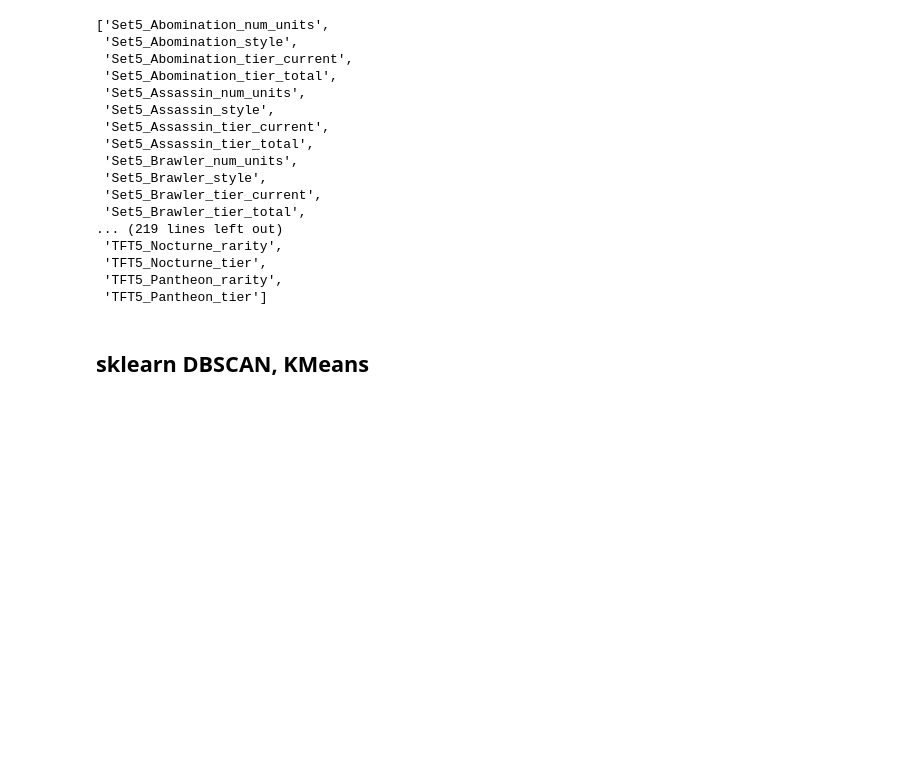
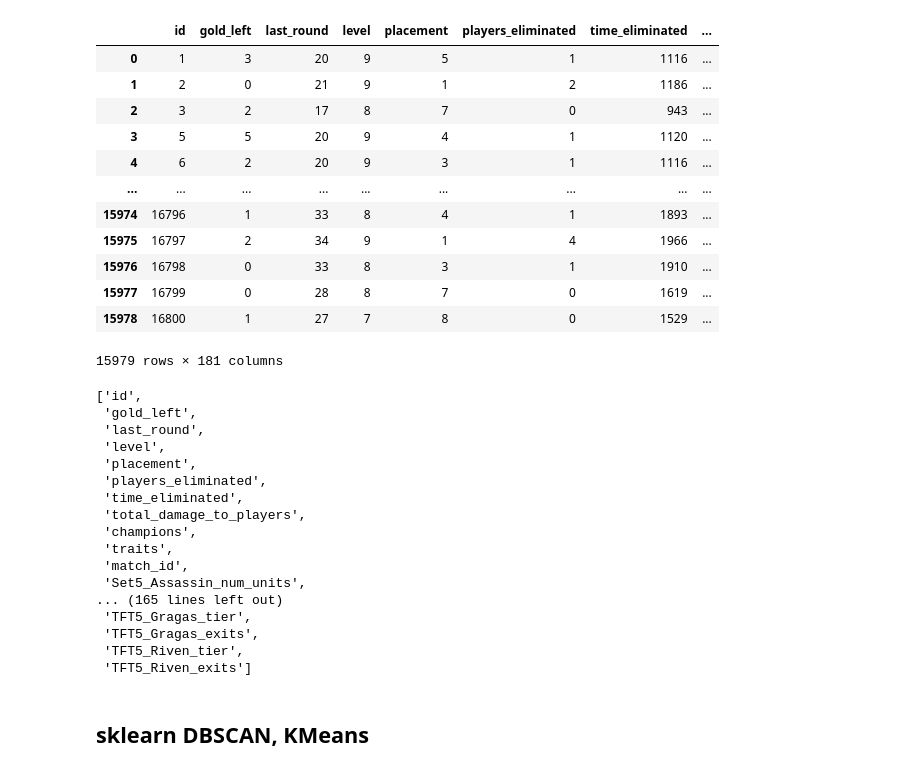
Before and after one commit to dogzz9445/team_fight_tactics_analyze, a Jupyter notebook: Main.ipynb, the cells around one changed output. Drawn from its saved outputs; the diff is of its cells as text; code cells hidden in the pictures; blank space fills up the shorter version.

```diff
--- a/Main.ipynb
+++ b/Main.ipynb
@@ -55,21 +53,64 @@ KeyboardInterrupt:
+# %%
+def preprocessing_split_traits_champions(df_p1, json_convert=True):
+    if json_convert == True:
+        df_p1['traits'] = df_p1['traits'].apply(lambda x: json.loads(x.replace("'", '"')))
+        df_p1['champions'] = df_p1['champions'].apply(lambda x: json.loads(x.replace("'", '"')))
+    for idx, row in df_p1.iterrows():
+        for trait in row['traits']:
+            df_p1.loc[idx, trait['name'] + '_num_units'] = trait['num_units']
+            df_p1.loc[idx, trait['name'] + '_tier_current'] = trait['tier_current']
+        for champion in row['champions']:
+            if champion['name'] + '_exits' in df_p1.columns:
+                if df_p1.loc[idx, champion['name'] + '_exits'] == 1:
+                    if df_p1.loc[idx, champion['name'] + '_tier'] < champion['tier']:
+                        df_p1.loc[idx, champion['name'] + '_tier'] = champion['tier']
+            else:
+                df_p1.loc[idx, champion['character_id'] + '_tier'] = champion['tier']
+                df_p1.loc[idx, champion['character_id'] + '_exits'] = 1
+    df_p1.fillna(0, inplace=True)
+    return df_p1
+
+df = df_preprocessing.copy()
+df = preprocessing_split_traits_champions(df)
+    #df_test.loc(idx, df_row
+    #for idx, row in df_participant_traits.iterrows():
+    #   df_participant_traits_trait = df_participant_traits.loc[idx:idx].drop(['name', 'tier_total'], axis=1).add_prefix(row['name'] + '_')
+    #   df_participant_traits_trait.index = [0]
+    #   df_participant_traits_splited = df_participant_traits_splited.join(df_participant_traits_trait)
+# %%
+df
+# %% [output]
+|  | id | gold_left | last_round | level | placement | players_eliminated | time_eliminated | ... |
+| 0 | 1 | 3 | 20 | 9 | 5 | 1 | 1116 | ... |
+| 1 | 2 | 0 | 21 | 9 | 1 | 2 | 1186 | ... |
+| 2 | 3 | 2 | 17 | 8 | 7 | 0 | 943 | ... |
+| 3 | 5 | 5 | 20 | 9 | 4 | 1 | 1120 | ... |
+| 4 | 6 | 2 | 20 | 9 | 3 | 1 | 1116 | ... |
+| ... | ... | ... | ... | ... | ... | ... | ... | ... |
+| 15974 | 16796 | 1 | 33 | 8 | 4 | 1 | 1893 | ... |
+| 15975 | 16797 | 2 | 34 | 9 | 1 | 4 | 1966 | ... |
+| 15976 | 16798 | 0 | 33 | 8 | 3 | 1 | 1910 | ... |
+| 15977 | 16799 | 0 | 28 | 8 | 7 | 0 | 1619 | ... |
+| 15978 | 16800 | 1 | 27 | 7 | 8 | 0 | 1529 | ... |
+15979 rows × 181 columns
 # %%
-df_match.columns.tolist()
+df.columns.tolist()
 # %% [output]
-['Set5_Abomination_num_units',
- 'Set5_Abomination_style',
- 'Set5_Abomination_tier_current',
- 'Set5_Abomination_tier_total',
+['id',
+ 'gold_left',
+ 'last_round',
+ 'level',
+ 'placement',
+ 'players_eliminated',
+ 'time_eliminated',
+ 'total_damage_to_players',
+ 'champions',
+ 'traits',
+ 'match_id',
  'Set5_Assassin_num_units',
- 'Set5_Assassin_style',
- 'Set5_Assassin_tier_current',
- 'Set5_Assassin_tier_total',
- 'Set5_Brawler_num_units',
- 'Set5_Brawler_style',
- 'Set5_Brawler_tier_current',
- 'Set5_Brawler_tier_total',
-... (219 lines left out)
- 'TFT5_Nocturne_rarity',
- 'TFT5_Nocturne_tier',
- 'TFT5_Pantheon_rarity',
- 'TFT5_Pantheon_tier']
+... (165 lines left out)
+ 'TFT5_Gragas_tier',
+ 'TFT5_Gragas_exits',
+ 'TFT5_Riven_tier',
+ 'TFT5_Riven_exits']
 # %%
```
Also changed, not shown: parts of 30 cells of this notebook, 3 other files.
